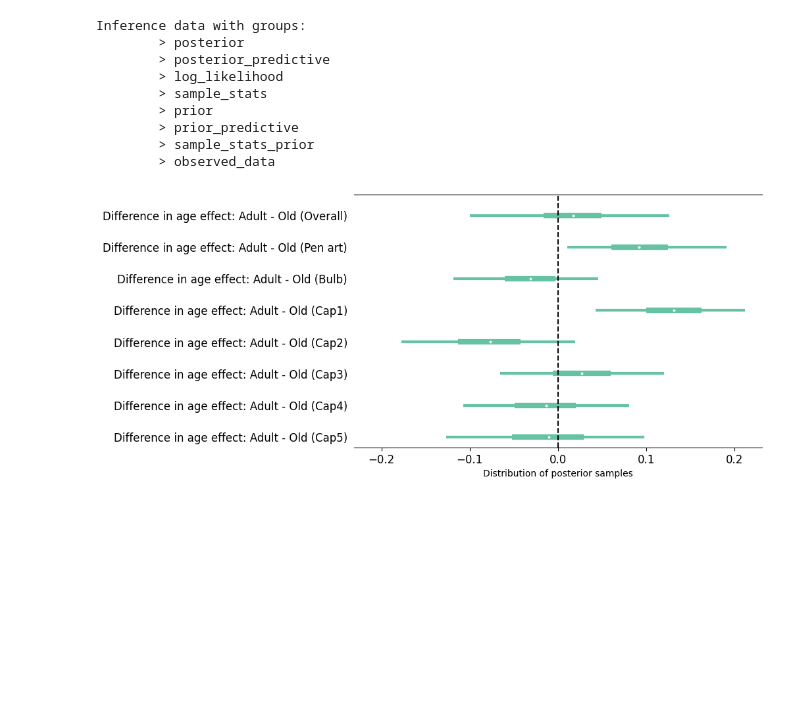
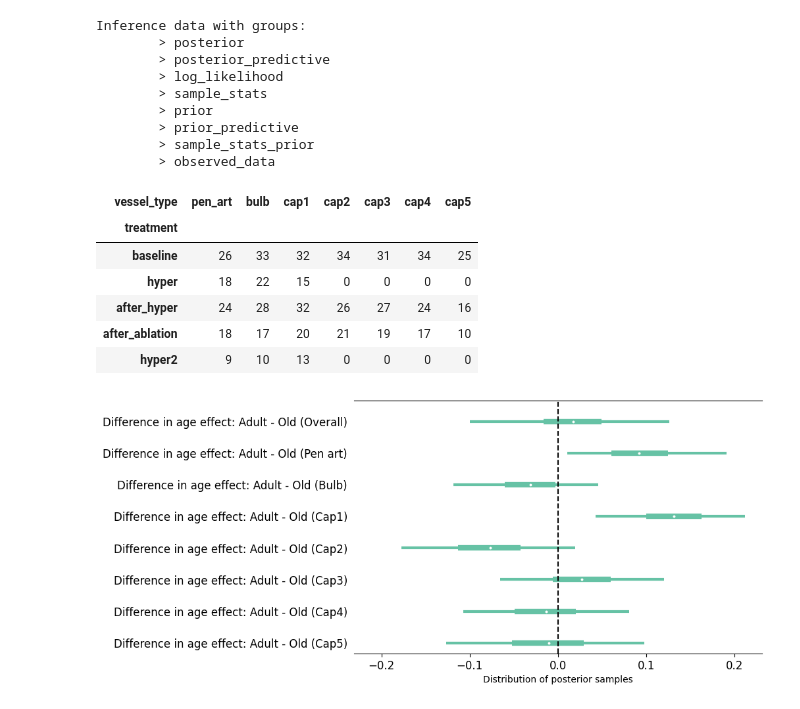
Before and after one commit to teddygroves/sphincter, a Jupyter notebook: sphincter/Supporting figures.ipynb, the cells around one changed output. Cells and saved outputs as stored; diff of their text form; code cells hidden in the pictures; blank space fills up the shorter version.

```diff
--- a/sphincter/Supporting figures.ipynb
+++ b/sphincter/Supporting figures.ipynb
@@ -459,6 +459,16 @@ Inference data with groups:
         > prior_predictive
         > sample_stats_prior
         > observed_data
+# %%
+msts_f6.groupby(["treatment", "vessel_type"]).size().unstack()
+# %% [output]
+| vessel_type | pen_art | bulb | cap1 | cap2 | cap3 | cap4 | cap5 |
+| treatment |  |  |  |  |  |  |  |
+| baseline | 26 | 33 | 32 | 34 | 31 | 34 | 25 |
+| hyper | 18 | 22 | 15 | 0 | 0 | 0 | 0 |
+| after_hyper | 24 | 28 | 32 | 26 | 27 | 24 | 16 |
+| after_ablation | 18 | 17 | 20 | 21 | 19 | 17 | 10 |
+| hyper2 | 9 | 10 | 13 | 0 | 0 | 0 | 0 |
 # %%
 t_overall = {
     "Difference in age effect: Adult - Old (Overall)" : (
```
Also changed, not shown: 40 other files.
